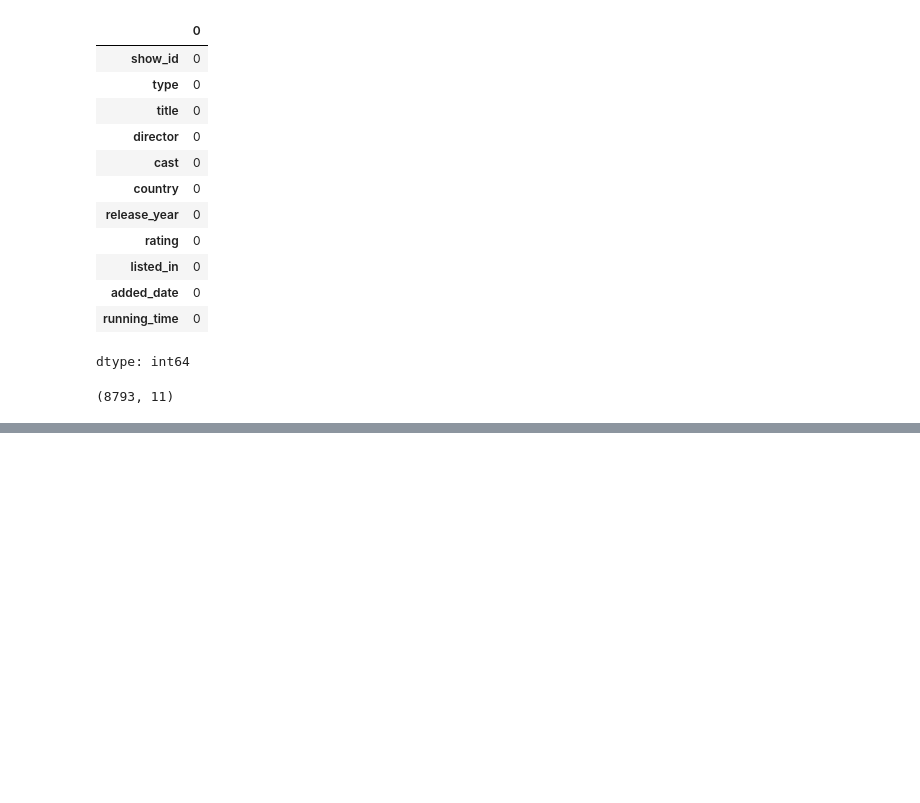
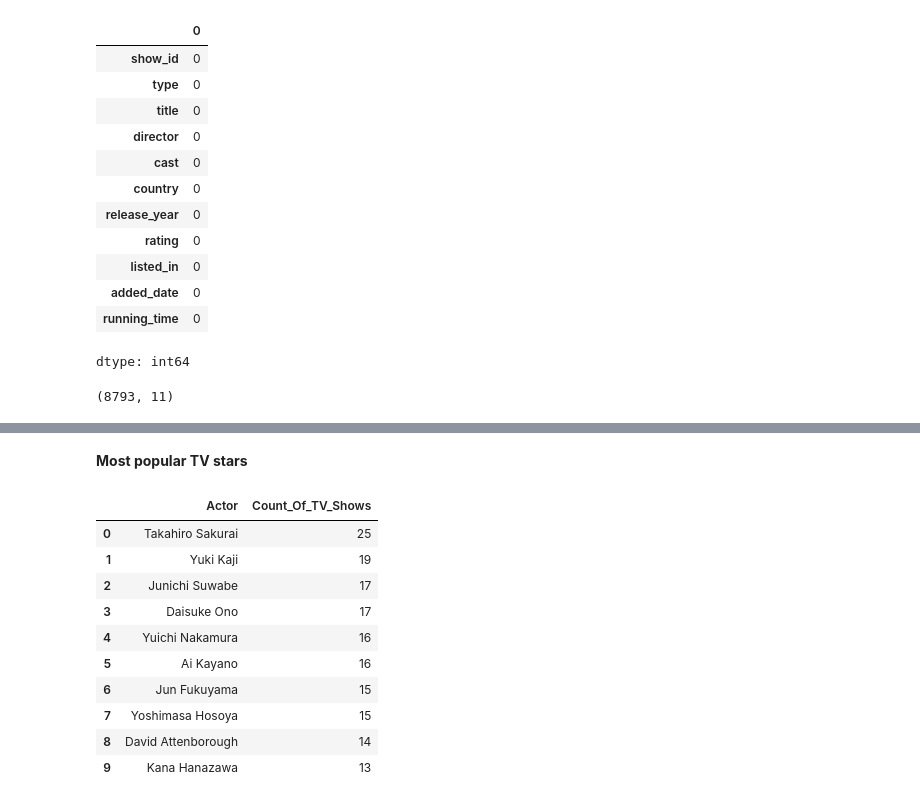
Before and after one commit to akshaykumar2972/Netflix-Data-Analysis, a Jupyter notebook: Netflix_Data_Analysis.ipynb, the cells around one changed output, grey strips where cells are left out. Saved outputs shown, nothing was run; the diff lists cells and outputs as text; code cells hidden in the pictures; blank space fills up the shorter version.

```diff
--- a/Netflix_Data_Analysis.ipynb
+++ b/Netflix_Data_Analysis.ipynb
@@ -192,0 +211,18 @@ df.head()
+# %% [markdown]
+**Most popular TV stars**
+# %%
+cast_series = df[df['type'] == 'TV Show']['cast'].str.split(',').explode().str.strip()
+cast_series = cast_series[~cast_series.isin(['Unknown', ''])]
+cast_series.value_counts().head(10).sort_values(ascending=False).reset_index().rename(columns={'cast': 'Actor', 'count': 'Count_Of_TV_Shows'})
+# %% [output]
+|  | Actor | Count_Of_TV_Shows |
+| 0 | Takahiro Sakurai | 25 |
+| 1 | Yuki Kaji | 19 |
+| 2 | Junichi Suwabe | 17 |
+| 3 | Daisuke Ono | 17 |
+| 4 | Yuichi Nakamura | 16 |
+| 5 | Ai Kayano | 16 |
+| 6 | Jun Fukuyama | 15 |
+| 7 | Yoshimasa Hosoya | 15 |
+| 8 | David Attenborough | 14 |
+| 9 | Kana Hanazawa | 13 |
```
Also changed, not shown: parts of 2 cells of this notebook.
